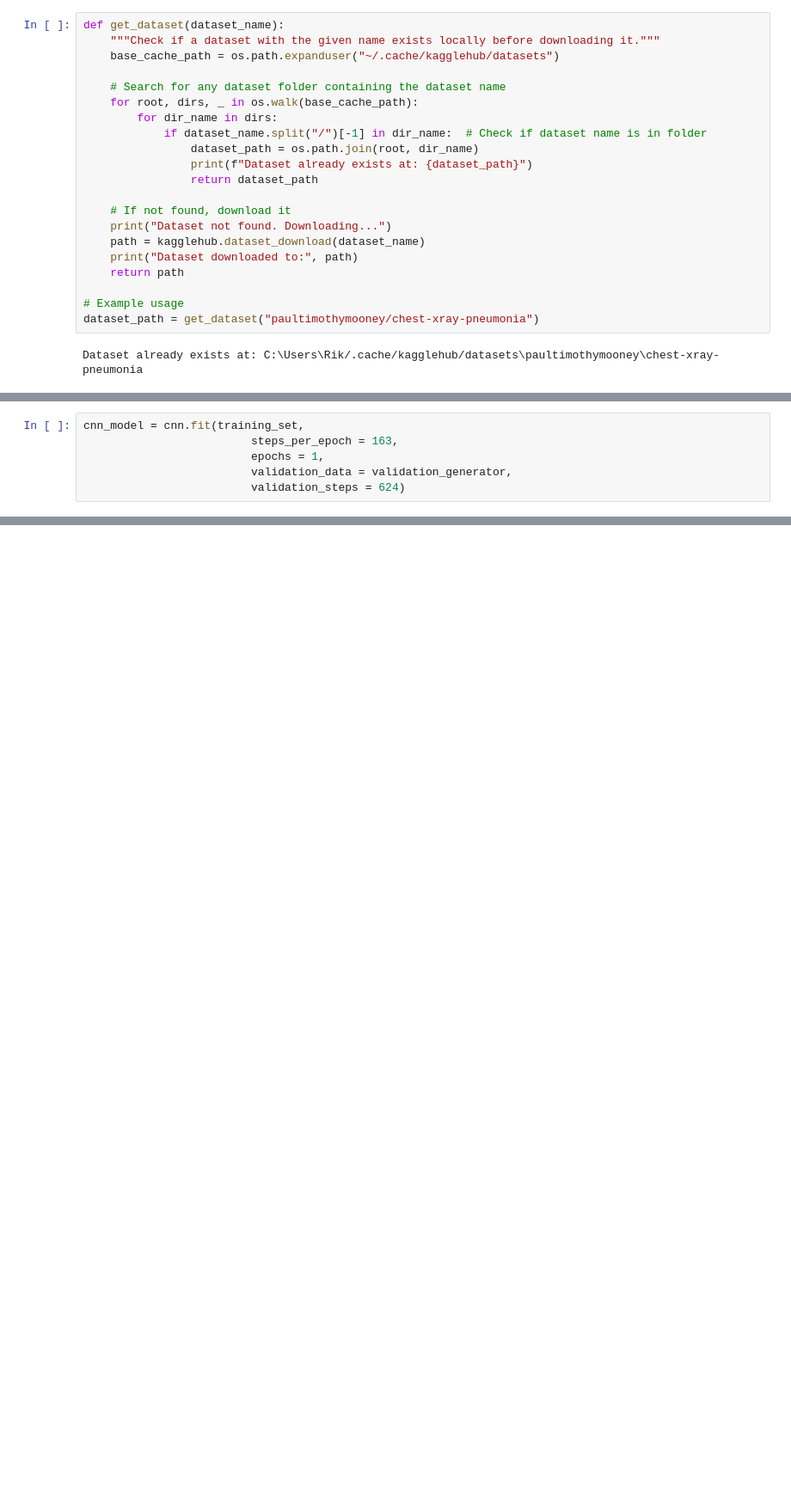
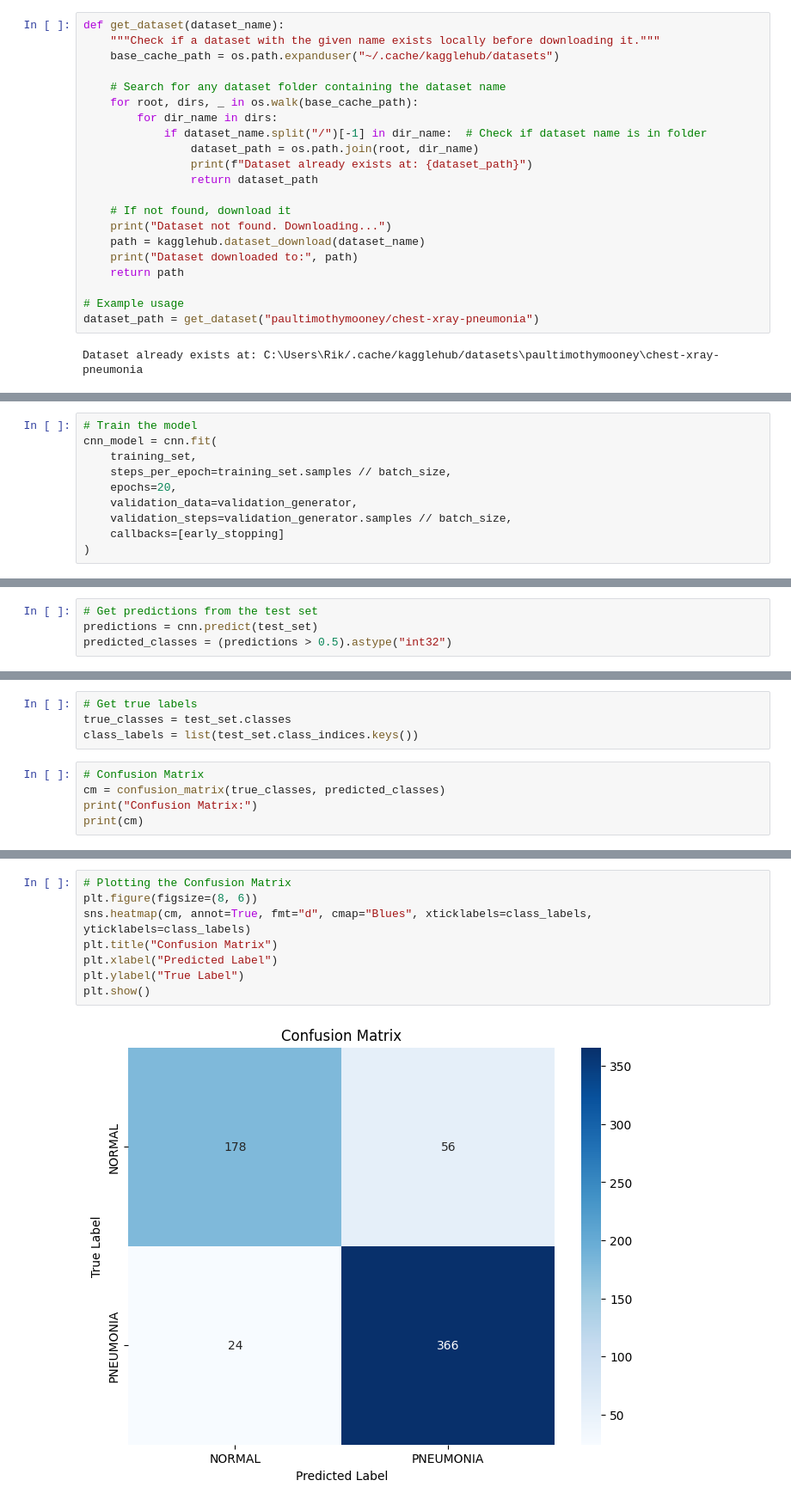
Before and after one commit to ricosaxo/Pneumonia-challenge, a Jupyter notebook: pneum.ipynb, the cells around one changed output, grey strips where cells are left out. Shown at 86% size. Drawn from its saved outputs; the diff is of its cells as text; blank space fills up the shorter version.

```diff
--- a/pneum.ipynb
+++ b/pneum.ipynb
@@ -153,7 +147,11 @@ Model: "sequential_4"
 # %%
-cnn_model = cnn.fit(training_set,
-                         steps_per_epoch = 163,
-                         epochs = 1,
-                         validation_data = validation_generator,
-                         validation_steps = 624)
+# Train the model
+cnn_model = cnn.fit(
+    training_set,
+    steps_per_epoch=training_set.samples // batch_size,
+    epochs=20,
+    validation_data=validation_generator,
+    validation_steps=validation_generator.samples // batch_size,
+    callbacks=[early_stopping]
+)
 # %% [output]
@@ -164,0 +172,4 @@ test_accu = cnn.evaluate(test_set,steps=624)
+# %%
+# Get predictions from the test set
+predictions = cnn.predict(test_set)
+predicted_classes = (predictions > 0.5).astype("int32")
@@ -164,0 +178,9 @@ test_accu = cnn.evaluate(test_set,steps=624)
+# %%
+# Get true labels
+true_classes = test_set.classes
+class_labels = list(test_set.class_indices.keys())
+# %%
+# Confusion Matrix
+cm = confusion_matrix(true_classes, predicted_classes)
+print("Confusion Matrix:")
+print(cm)
@@ -164,0 +206,10 @@ test_accu = cnn.evaluate(test_set,steps=624)
+# %%
+# Plotting the Confusion Matrix
+plt.figure(figsize=(8, 6))
+sns.heatmap(cm, annot=True, fmt="d", cmap="Blues", xticklabels=class_labels, yticklabels=class_labels)
+plt.title("Confusion Matrix")
+plt.xlabel("Predicted Label")
+plt.ylabel("True Label")
+plt.show()
+# %% [output]
+[figure, added]
```
Also changed, not shown: parts of 14 cells of this notebook.
